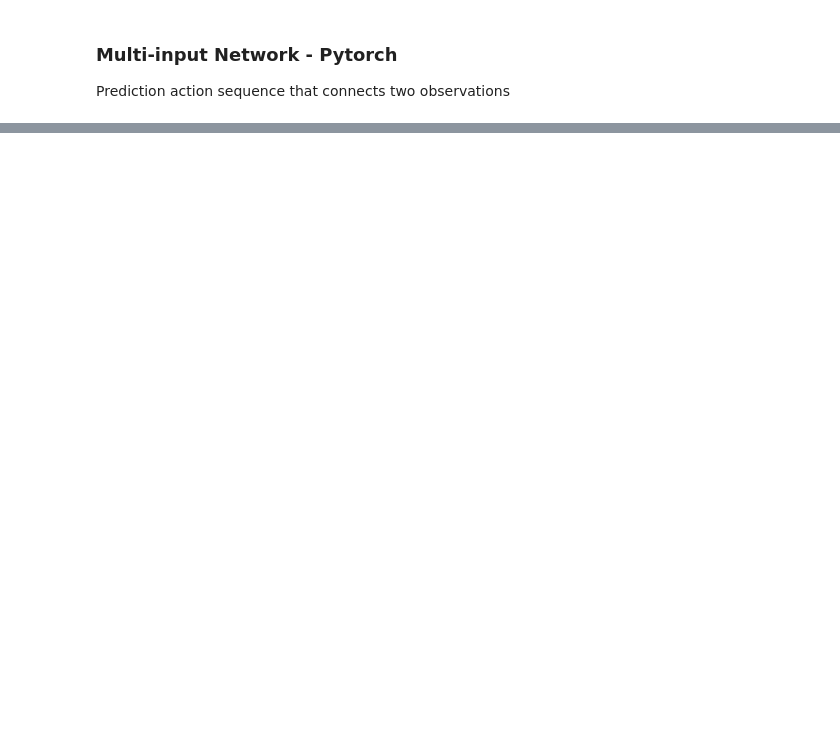
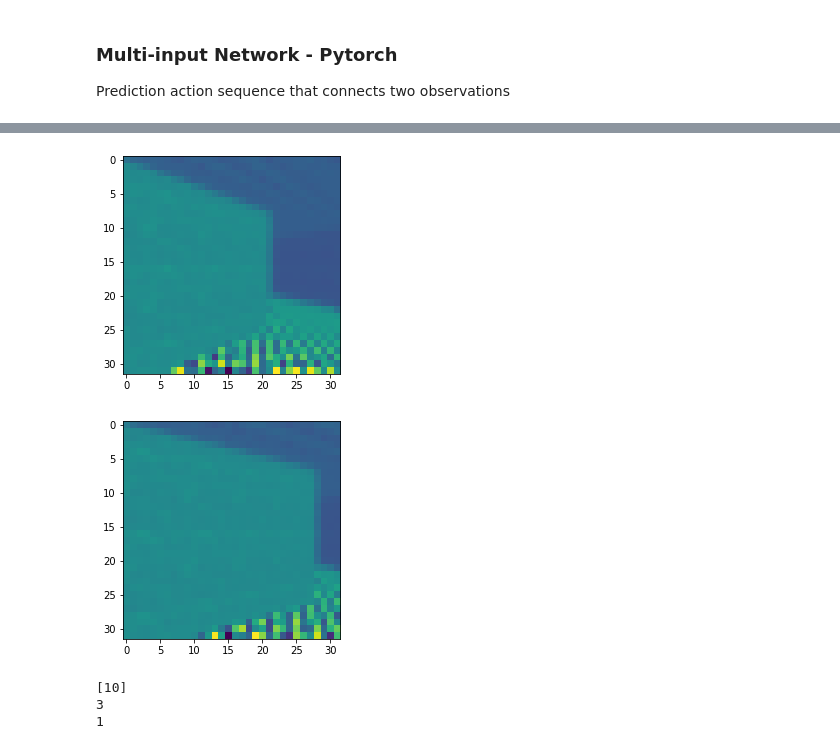
Before and after one commit to Mariusmarten/SpatialMemory, a Jupyter notebook: _network-training-DualInput.ipynb, the cells around one changed output, grey strips where cells are left out. Saved outputs shown, nothing was run; the diff lists cells and outputs as text; code cells hidden in the pictures; blank space fills up the shorter version.

```diff
--- a/_network-training-DualInput.ipynb
+++ b/_network-training-DualInput.ipynb
@@ -81,12 +82,29 @@ with open('datasets/oracle_reversed_random_data.pickle', 'rb') as handle:
 
 with open('datasets/random_data.pickle', 'rb') as handle:
     random_data = pickle.load(handle)
+
+with open('datasets/tmaze_random_reverse_data.pickle', 'rb') as handle:
+    tmaze_random_reverse_data = pickle.load(handle)
 # %%
 '''
 Use Dataloader to make the data ready for the training loop
 '''
 
-dataset = preprocess.split_n_steps_between(oracle_reversed_data, n=1)
+dataset = preprocess.split_n_steps_between(tmaze_random_reverse_data, n=2)
+
+single_class_encoding_dic = {}
+counter = 0
+for i in range(0, 4):
+    for j in range(0, 4):
+        single_class_encoding_dic[str([i, j])] = counter
+        counter += 1
+
+actions_recoded = []
+for actions in dataset['actions']:
+    actions_recoded.append([single_class_encoding_dic[str(actions)]])
+
+dataset['actions'] = actions_recoded
+
 train_data, test_data = preprocess.split_data(dataset, 0.8)
 
 # preprocess trainingset
@@ -97,6 +115,27 @@ oracle_test_data = preprocess.ObtainDualDataset(test_data, 'observationsA','obse
 batch_size = 64
 dataset_loader_train_data = DataLoader(oracle_train_data, batch_size=batch_size, shuffle=True)
 dataset_loader_test_data = DataLoader(oracle_test_data, batch_size=batch_size, shuffle=True)
+# %%
+imagesA, imagesB, labels = next(iter(oracle_train_data))
+
+from matplotlib import pyplot as plt
+
+plt.imshow(imagesA[0])
+plt.show()
+
+plt.imshow(imagesB[0])
+plt.show()
+
+print(labels)
+
+print(len(imagesA))
+print(len(labels))
+# %% [output]
+[figure, added]
+[figure, added]
+[10]
+3
+1
 # %%
 '''
 Initialize dual input model
```
Also changed, not shown: parts of 9 cells of this notebook, 4 other files.
